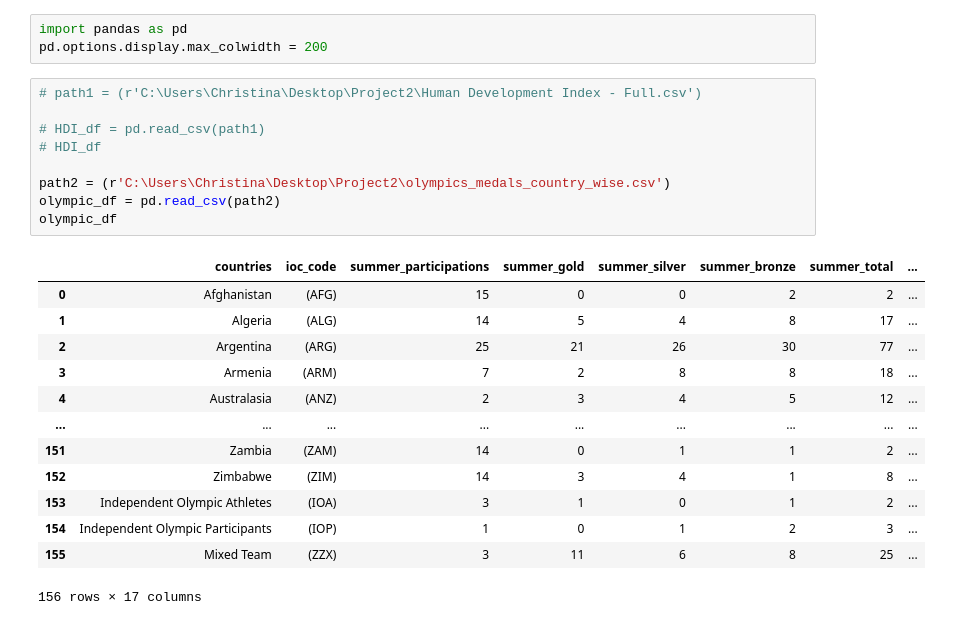
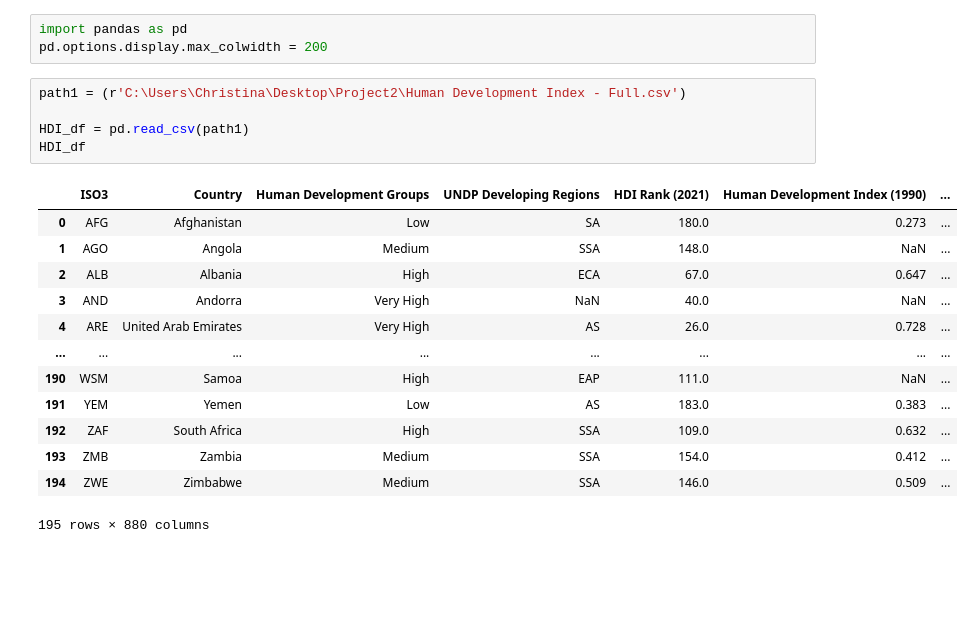
Before and after one commit to cnzekwe14/Project2, a Jupyter notebook: Olympic Country Data.ipynb, the cells around one changed output. Drawn from its saved outputs; the diff is of its cells as text; blank space fills up the shorter version.

```diff
--- a/Olympic Country Data.ipynb
+++ b/Olympic Country Data.ipynb
@@ -2,25 +2,21 @@
 import pandas as pd
 pd.options.display.max_colwidth = 200
 # %%
-# path1 = (r'C:\Users\Christina\Desktop\Project2\Human Development Index - Full.csv')
+path1 = (r'C:\Users\Christina\Desktop\Project2\Human Development Index - Full.csv')
 
-# HDI_df = pd.read_csv(path1)
-# HDI_df
-
-path2 = (r'C:\Users\Christina\Desktop\Project2\olympics_medals_country_wise.csv')
-olympic_df = pd.read_csv(path2)
-olympic_df
+HDI_df = pd.read_csv(path1)
+HDI_df
 # %% [output]
-|  | countries | ioc_code | summer_participations | summer_gold | summer_silver | summer_bronze | summer_total | ... |
-| 0 | Afghanistan | (AFG) | 15 | 0 | 0 | 2 | 2 | ... |
-| 1 | Algeria | (ALG) | 14 | 5 | 4 | 8 | 17 | ... |
-| 2 | Argentina | (ARG) | 25 | 21 | 26 | 30 | 77 | ... |
-| 3 | Armenia | (ARM) | 7 | 2 | 8 | 8 | 18 | ... |
-| 4 | Australasia | (ANZ) | 2 | 3 | 4 | 5 | 12 | ... |
-| ... | ... | ... | ... | ... | ... | ... | ... | ... |
-| 151 | Zambia | (ZAM) | 14 | 0 | 1 | 1 | 2 | ... |
-| 152 | Zimbabwe | (ZIM) | 14 | 3 | 4 | 1 | 8 | ... |
-| 153 | Independent Olympic Athletes | (IOA) | 3 | 1 | 0 | 1 | 2 | ... |
-| 154 | Independent Olympic Participants | (IOP) | 1 | 0 | 1 | 2 | 3 | ... |
-| 155 | Mixed Team | (ZZX) | 3 | 11 | 6 | 8 | 25 | ... |
+|  | ISO3 | Country | Human Development Groups | UNDP Developing Regions | HDI Rank (2021) | Human Development Index (1990) | ... |
+| 0 | AFG | Afghanistan | Low | SA | 180.0 | 0.273 | ... |
+| 1 | AGO | Angola | Medium | SSA | 148.0 | NaN | ... |
+| 2 | ALB | Albania | High | ECA | 67.0 | 0.647 | ... |
+| 3 | AND | Andorra | Very High | NaN | 40.0 | NaN | ... |
+| 4 | ARE | United Arab Emirates | Very High | AS | 26.0 | 0.728 | ... |
+| ... | ... | ... | ... | ... | ... | ... | ... |
+| 190 | WSM | Samoa | High | EAP | 111.0 | NaN | ... |
+| 191 | YEM | Yemen | Low | AS | 183.0 | 0.383 | ... |
+| 192 | ZAF | South Africa | High | SSA | 109.0 | 0.632 | ... |
+| 193 | ZMB | Zambia | Medium | SSA | 154.0 | 0.412 | ... |
+| 194 | ZWE | Zimbabwe | Medium | SSA | 146.0 | 0.509 | ... |
-156 rows × 17 columns
+195 rows × 880 columns
```
Also changed, not shown: parts of 4 cells of this notebook.
